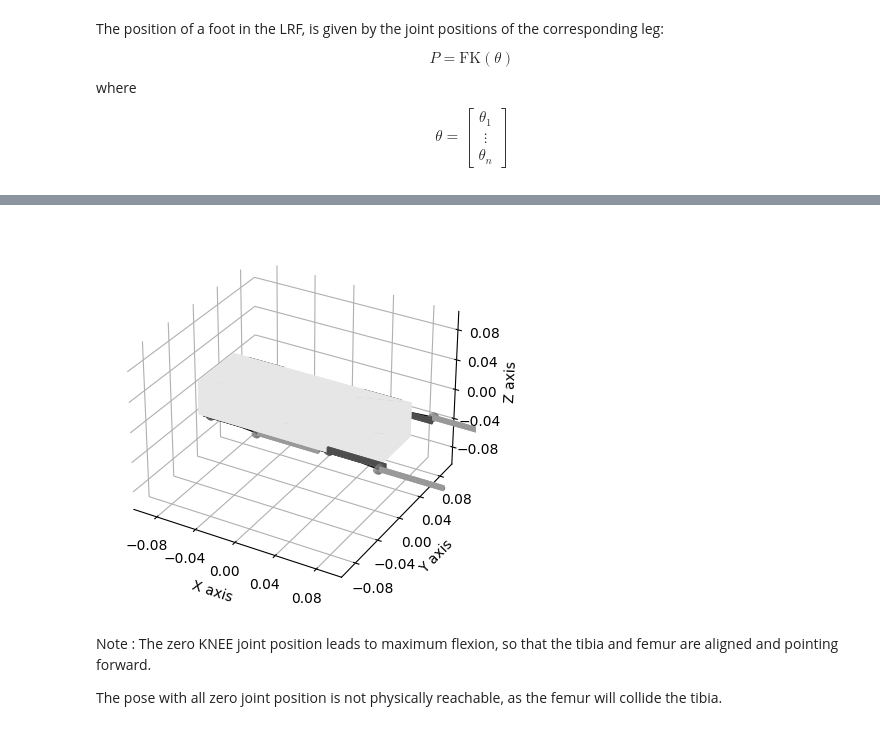
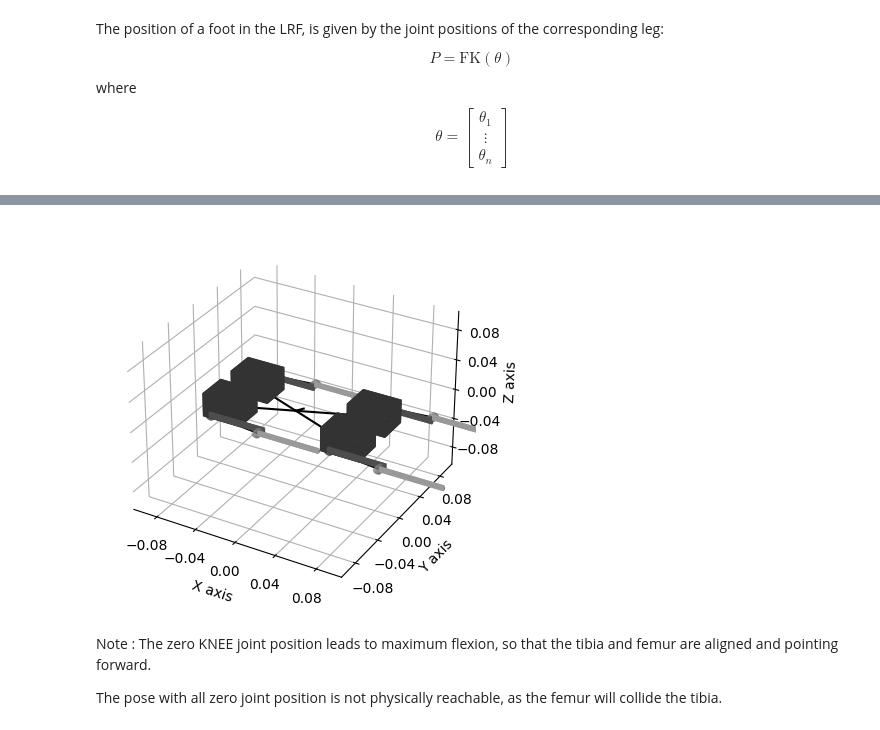
Before and after one commit to pat92fr/mini_pupper_2_bsp, a Jupyter notebook: 01 - IK/01-ReferenceFrames.ipynb, the cells around one changed output, grey strips where cells are left out. Cells and saved outputs as stored; diff of their text form; code cells hidden in the pictures.

```diff
--- a/01 - IK/01-ReferenceFrames.ipynb
+++ b/01 - IK/01-ReferenceFrames.ipynb
@@ -312,35 +312,35 @@ joint_position = np.radians(np.array(
     [   #   FR,   FL,   RR,   RL
         [  0.0,  0.0, 0.0, 0.0], # hips abduction revolute joints
         [  0.0,  0.0, 0.0, 0.0], # hips flexion/extension revolute joints
         [  0.0,  0.0, 0.0, 0.0]  # knee flexion/extension revolute joints
     ]
 ))
 
 tm.set_joint("FR-ABD", joint_position[0,0])
 tm.set_joint("FL-ABD", joint_position[0,1])
 tm.set_joint("RR-ABD", joint_position[0,2])
 tm.set_joint("RL-ABD", joint_position[0,3])
 
 tm.set_joint("FR-HIPS", joint_position[1,0])
 tm.set_joint("FL-HIPS", joint_position[1,1])
 tm.set_joint("RR-HIPS", joint_position[1,2])
 tm.set_joint("RL-HIPS", joint_position[1,3])
 
 tm.set_joint("FR-KNEE", joint_position[2,0]-joint_position[1,0])
 tm.set_joint("FL-KNEE", joint_position[2,1]-joint_position[1,1])
 tm.set_joint("RR-KNEE", joint_position[2,2]-joint_position[1,2])
 tm.set_joint("RL-KNEE", joint_position[2,3]-joint_position[1,3])
 
 fig = plt.figure()
 ax = fig.add_subplot(projection='3d')
-ax = tm.plot_connections_in("base_link", ax=ax)
+ax = tm.plot_connections_in("mini_pupper", ax=ax)
 tm.plot_visuals("base_link", ax_s=0.10, alpha=1.0)
 ax.set_xlabel('X axis')
 ax.set_ylabel('Y axis')
 ax.set_zlabel('Z axis')
 plt.show()
 # %% [output]
-[figure, old version]
+[figure, new version]
 # %% [markdown]
 Note : The zero KNEE joint position leads to maximum flexion, so that the tibia and femur are aligned and pointing forward.
 
```
Also changed, not shown: parts of 10 cells of this notebook, 3 other files.
